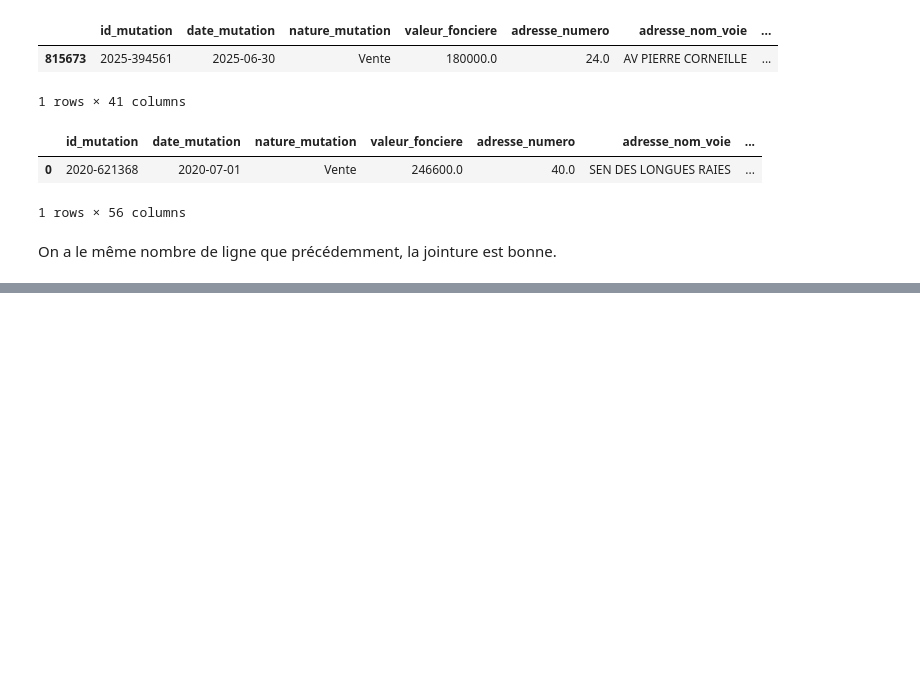
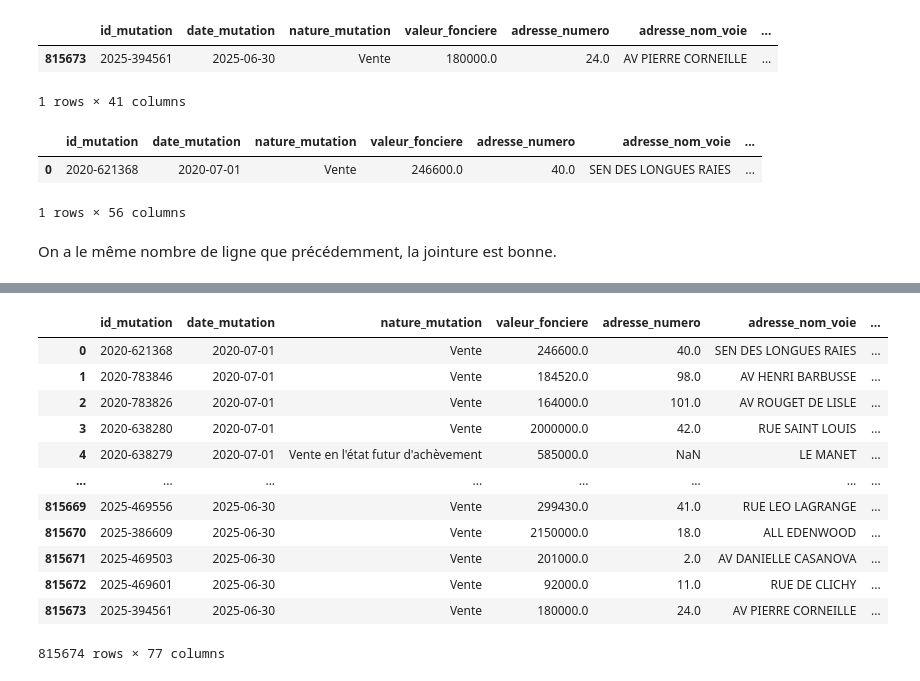
Before and after one commit to leocoooo/land_value_prediction, a Jupyter notebook: src/construction_de_la_base/construction.ipynb, the cells around one changed output, grey strips where cells are left out. Drawn from its saved outputs; the diff is of its cells as text; code cells hidden in the pictures; blank space fills up the shorter version.

```diff
--- a/src/construction_de_la_base/construction.ipynb
+++ b/src/construction_de_la_base/construction.ipynb
@@ -1271,0 +1600,20 @@ On a le même nombre de ligne que précédemment, la jointure est bonne.
+# %%
+import zipfile
+import os
+
+# Créer le dossier de destination
+os.makedirs('../data/idf_2023', exist_ok=True)
+
+# Extraire le zip
+print("📦 Extraction du fichier ZIP...")
+with zipfile.ZipFile('../data/geofabrik_idf_by_year/ile-de-france-230101-free.shp.zip', 'r') as zip_ref:
+    zip_ref.extractall('../data/idf_2023/')
+
+print("✅ Extraction terminée !")
+
+# Vérifier les fichiers extraits
+import glob
+fichiers = glob.glob('../data/idf_2023/*')
+print(f"\n📁 Fichiers extraits ({len(fichiers)}) :")
+for f in fichiers:
+    print(f"   • {f}")
@@ -1271,0 +1638,20 @@ On a le même nombre de ligne que précédemment, la jointure est bonne.
+# %%
+import zipfile
+import os
+
+# Créer le dossier de destination
+os.makedirs('../data/idf_2024', exist_ok=True)
+
+# Extraire le zip
+print("📦 Extraction du fichier ZIP...")
+with zipfile.ZipFile('../data/geofabrik_idf_by_year/ile-de-france-240101-free.shp.zip', 'r') as zip_ref:
+    zip_ref.extractall('../data/idf_2024/')
+
+print("✅ Extraction terminée !")
+
+# Vérifier les fichiers extraits
+import glob
+fichiers = glob.glob('../data/idf_2024/*')
+print(f"\n📁 Fichiers extraits ({len(fichiers)}) :")
+for f in fichiers:
+    print(f"   • {f}")
@@ -1271,0 +2274,16 @@ On a le même nombre de ligne que précédemment, la jointure est bonne.
+# %%
+df_dvf_enriched
+# %% [output]
+|  | id_mutation | date_mutation | nature_mutation | valeur_fonciere | adresse_numero | adresse_nom_voie | ... |
+| 0 | 2020-621368 | 2020-07-01 | Vente | 246600.0 | 40.0 | SEN DES LONGUES RAIES | ... |
+| 1 | 2020-783846 | 2020-07-01 | Vente | 184520.0 | 98.0 | AV HENRI BARBUSSE | ... |
+| 2 | 2020-783826 | 2020-07-01 | Vente | 164000.0 | 101.0 | AV ROUGET DE LISLE | ... |
+| 3 | 2020-638280 | 2020-07-01 | Vente | 2000000.0 | 42.0 | RUE SAINT LOUIS | ... |
+| 4 | 2020-638279 | 2020-07-01 | Vente en l'état futur d'achèvement | 585000.0 | NaN | LE MANET | ... |
+| ... | ... | ... | ... | ... | ... | ... | ... |
+| 815669 | 2025-469556 | 2025-06-30 | Vente | 299430.0 | 41.0 | RUE LEO LAGRANGE | ... |
+| 815670 | 2025-386609 | 2025-06-30 | Vente | 2150000.0 | 18.0 | ALL EDENWOOD | ... |
+| 815671 | 2025-469503 | 2025-06-30 | Vente | 201000.0 | 2.0 | AV DANIELLE CASANOVA | ... |
+| 815672 | 2025-469601 | 2025-06-30 | Vente | 92000.0 | 11.0 | RUE DE CLICHY | ... |
+| 815673 | 2025-394561 | 2025-06-30 | Vente | 180000.0 | 24.0 | AV PIERRE CORNEILLE | ... |
+815674 rows × 77 columns
```
Also changed, not shown: parts of 31 cells of this notebook.
